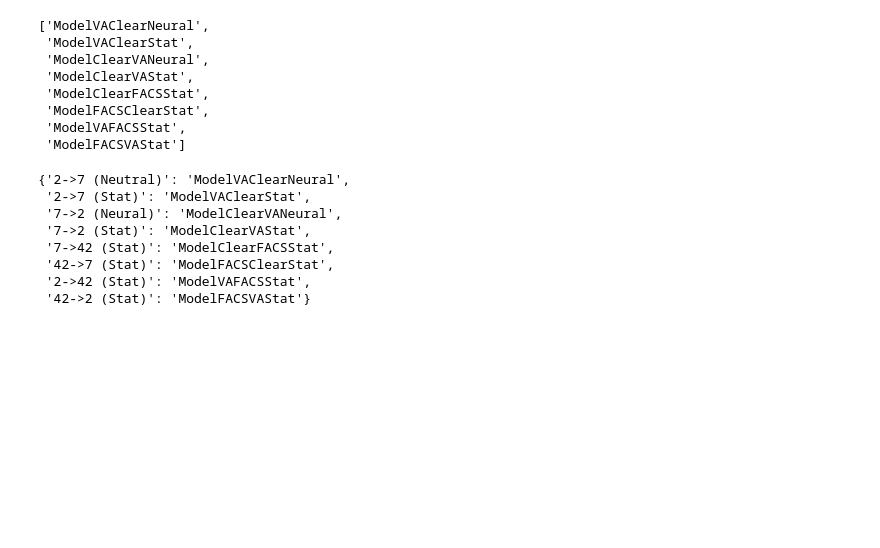
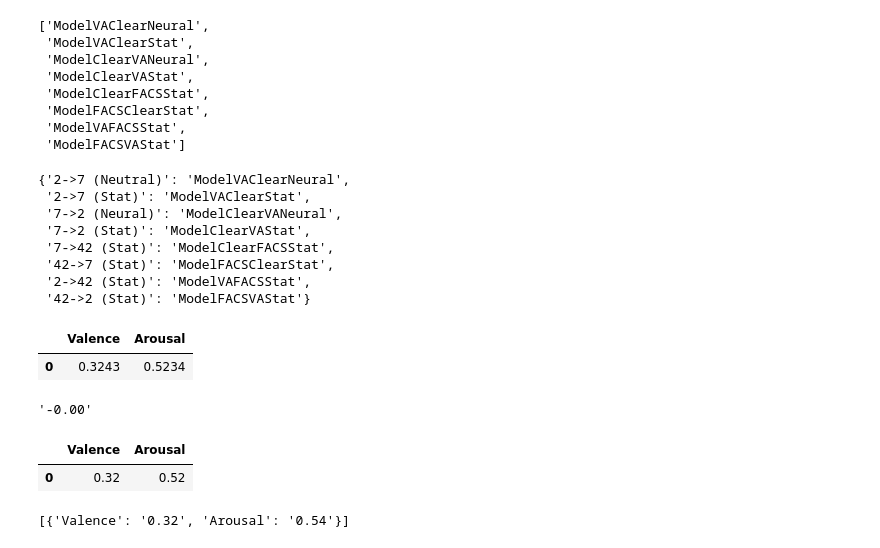
Before and after one commit to Chudvan/NIR_2_sem_magistracy, a Jupyter notebook: model_facade_note.ipynb, the cells around one changed output. Drawn from its saved outputs; the diff is of its cells as text; code cells hidden in the pictures; blank space fills up the shorter version.

```diff
--- a/model_facade_note.ipynb
+++ b/model_facade_note.ipynb
@@ -578,0 +581,14 @@ abstract_model_inheritors_list
+# %%
+rows = [{'Valence': '0.3243', 'Arousal': '0.5234'}]
+cols = ['Valence', 'Arousal']
+# %%
+df = pd.DataFrame(rows, columns=cols)
+df
+# %% [output]
+|  | Valence | Arousal |
+| 0 | 0.3243 | 0.5234 |
+# %%
+v = -0.003242
+f"{v:.2f}"
+# %% [output]
+'-0.00'
@@ -578,0 +598,5 @@ abstract_model_inheritors_list
+# %%
+df
+# %% [output]
+|  | Valence | Arousal |
+| 0 | 0.32 | 0.52 |
@@ -578,0 +607,4 @@ abstract_model_inheritors_list
+# %%
+l
+# %% [output]
+[{'Valence': '0.32', 'Arousal': '0.54'}]
```
Also changed, not shown: parts of 3 cells of this notebook, 3 other files.
